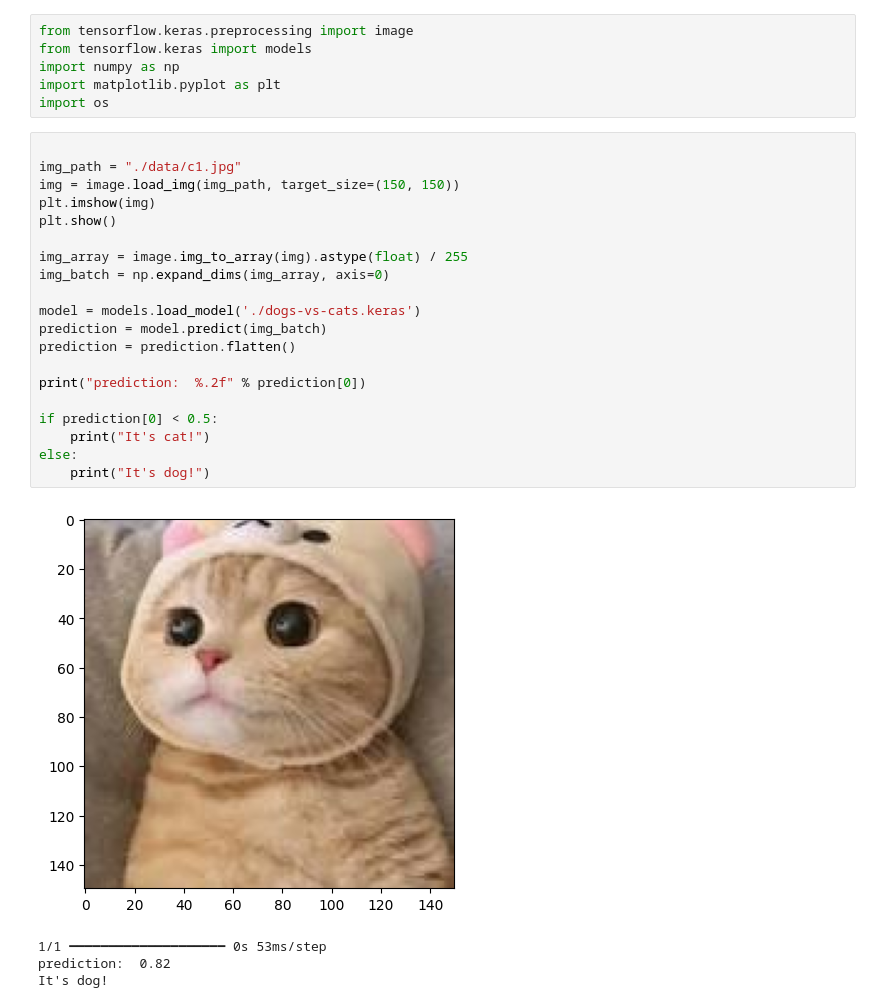
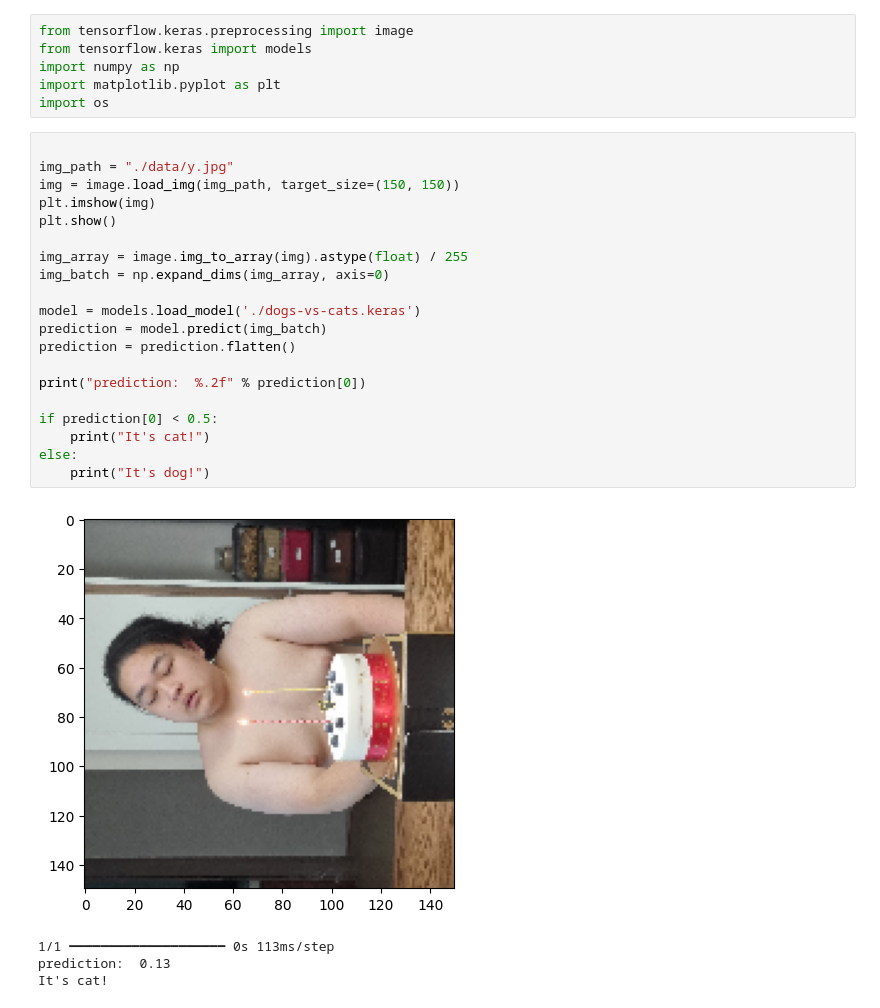
Before and after one commit to SSANTA11/AI_practice, a Jupyter notebook: dogs-vs-cats.ipynb, the cells around one changed output. Saved outputs shown, nothing was run; the diff lists cells and outputs as text.

```diff
--- a/dogs-vs-cats.ipynb
+++ b/dogs-vs-cats.ipynb
@@ -125,26 +103,26 @@ import matplotlib.pyplot as plt
 import os
 # %%
 
-img_path = "./data/c1.jpg"
+img_path = "./data/y.jpg"
 img = image.load_img(img_path, target_size=(150, 150))
 plt.imshow(img)
 plt.show()
 
 img_array = image.img_to_array(img).astype(float) / 255
 img_batch = np.expand_dims(img_array, axis=0)
 
 model = models.load_model('./dogs-vs-cats.keras')
 prediction = model.predict(img_batch)
 prediction = prediction.flatten()
 
 print("prediction:  %.2f" % prediction[0])
 
 if prediction[0] < 0.5:
     print("It's cat!")
 else:
     print("It's dog!")
 # %% [output]
-[figure, old version]
+[figure, new version]
-1/1 ━━━━━━━━━━━━━━━━━━━━ 0s 53ms/step
-prediction:  0.82
-It's dog!
+1/1 ━━━━━━━━━━━━━━━━━━━━ 0s 113ms/step
+prediction:  0.13
+It's cat!
```
Also changed, not shown: parts of 1 cell of this notebook, 2 other files.
